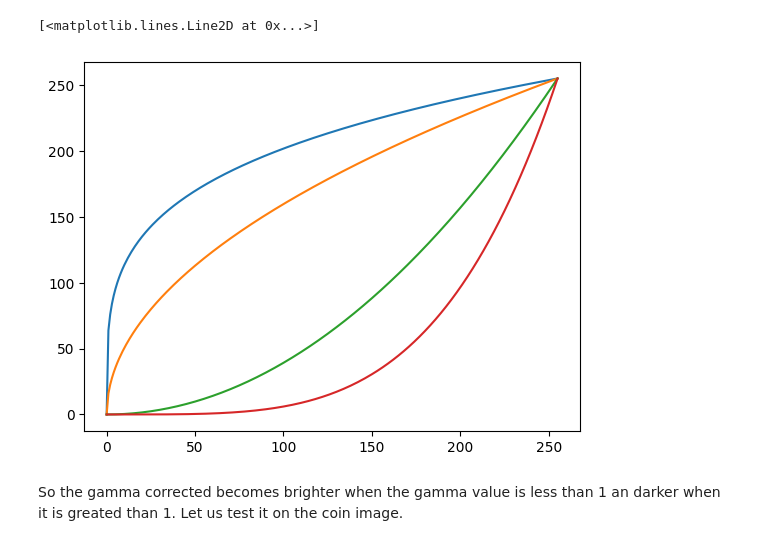
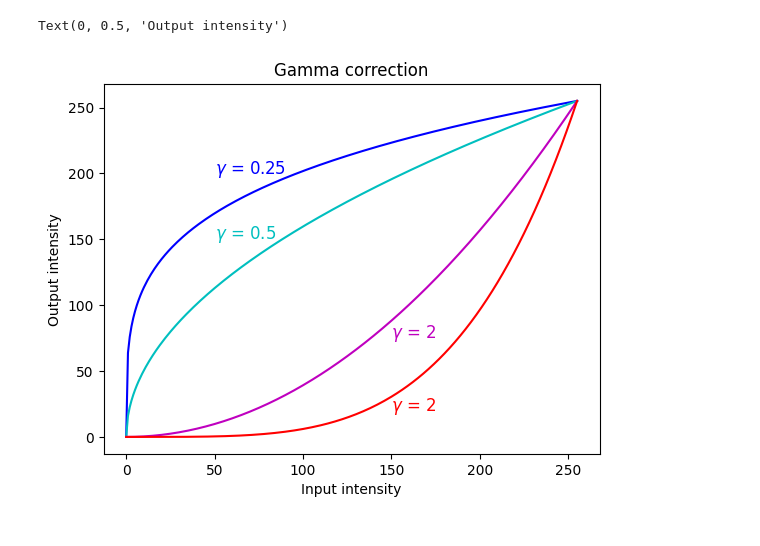
Before and after one commit to rishvanth-kp/img_analysis_with_py, a Jupyter notebook: ch2_intensity_operations.ipynb, the cells around one changed output. Saved outputs shown, nothing was run; the diff lists cells and outputs as text; code cells hidden in the pictures.

```diff
--- a/ch2_intensity_operations.ipynb
+++ b/ch2_intensity_operations.ipynb
@@ -33,14 +75,24 @@ Another unserfl pixel wise operation is gamma correctiosn. Each pixel is the ima
 # %%
+# Create an array with values 0 - 255
 in_range = np.arange(0, 256)
 
+# Plot the gamma corrections at different gamma values
 fig, ax =  plt.subplots()
-ax.plot(in_range, ((in_range / 255) ** 0.25) * 255)
-ax.plot(in_range, ((in_range / 255) ** 0.5) * 255)
-ax.plot(in_range, ((in_range / 255) ** 2) * 255)
-ax.plot(in_range, ((in_range / 255) ** 4) * 255)
+ax.plot(in_range, ((in_range / 255) ** 0.25) * 255, color = 'b')
+plt.text(50, 200, '$\gamma$ = 0.25', fontsize = 12, color = 'b')
+
+ax.plot(in_range, ((in_range / 255) ** 0.5) * 255, color = 'c')
+plt.text(50, 150, '$\gamma$ = 0.5', fontsize = 12, color = 'c')
+
+ax.plot(in_range, ((in_range / 255) ** 2) * 255, color = 'm')
+plt.text(150, 75, '$\gamma$ = 2', fontsize = 12, color = 'm')
+
+ax.plot(in_range, ((in_range / 255) ** 4) * 255, color = 'r')
+plt.text(150, 20, '$\gamma$ = 2', fontsize = 12, color = 'r')
+
+ax.set_title('Gamma correction')
+ax.set_xlabel('Input intensity')
+ax.set_ylabel('Output intensity')
 # %% [output]
-[<matplotlib.lines.Line2D at 0x...>]
+Text(0, 0.5, 'Output intensity')
-[figure, old version]
+[figure, new version]
-# %% [markdown]
-So the gamma corrected becomes brighter when the gamma value is less than 1 an darker when it is greated than 1.
-Let us test it on the coin image.
```
Also changed, not shown: parts of 23 cells of this notebook, 3 other files.
